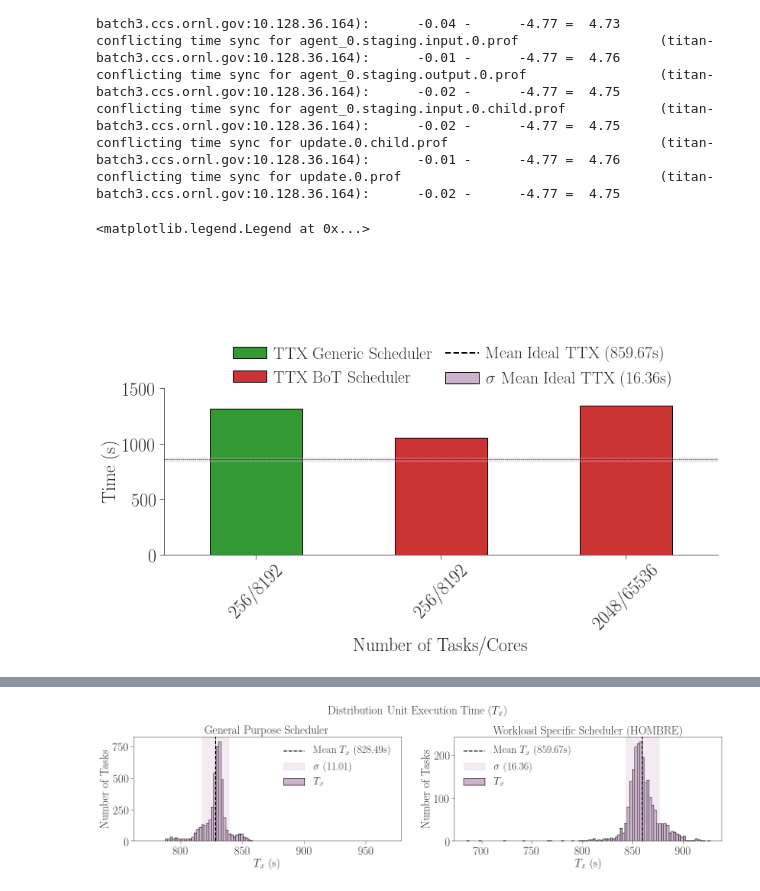
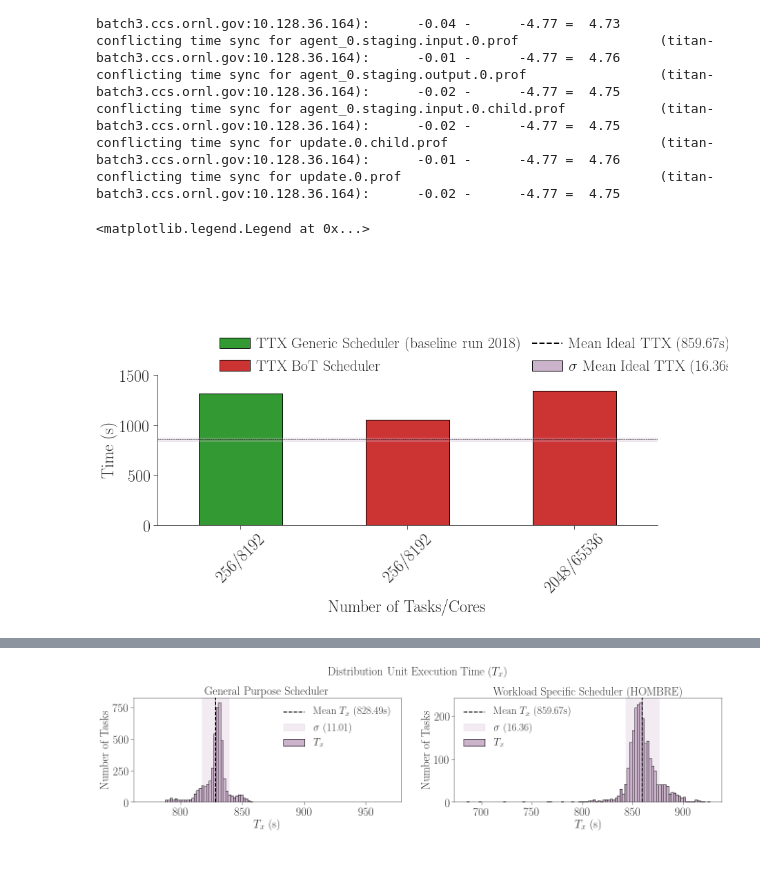
Before and after one commit to radical-experiments/rp.paper, a Jupyter notebook: analysis/rp_paper_scheduler_experiments.ipynb, the cells around one changed output, grey strips where cells are left out. Cells and saved outputs as stored; diff of their text form; code cells hidden in the pictures; blank space fills up the shorter version.

```diff
--- a/analysis/rp_paper_scheduler_experiments.ipynb
+++ b/analysis/rp_paper_scheduler_experiments.ipynb
@@ -120,35 +120,35 @@ ax1 = sch['TTX'].reset_index().plot.bar(
         x='nunit', y='mean', yerr='std',
         width=0.5, color=[tableau20[4], tableau20[6],tableau20[6]], ax=ax, rot=45, legend=False)
 
 data_mean = np.mean(data_sch['exec-app'])
 data_sigma = np.sqrt(np.var(data_sch['exec-app']))
 ax1.axhline(y=np.mean(data_sch['exec-app']), lw=0.5, color='black', ls='dashed')
 ax1.axhspan(data_mean-data_sigma, data_mean+data_sigma, alpha=0.25, color=tableau20[9])
 
 ax.set_xlabel('Number of Tasks/Cores')
 ax.set_ylabel('Time (s)')
 ax.set_ylim(0,1500)
 ax.set_xlim(-0.5)
 
 fig.legend(
             (mpl.patches.Patch(facecolor=tableau20[4]),
              mpl.patches.Patch(facecolor=tableau20[6]),
              mpl.lines.Line2D([], [], color='black', linestyle='dashed'),
              mpl.patches.Patch(facecolor=tableau20[9]),
             ),
-            ('TTX Generic Scheduler',
+            ('TTX Generic Scheduler (baseline run 2018)',
              'TTX BoT Scheduler',
              'Mean Ideal TTX (%ss)' %  round(data_mean, 2),
              '$\sigma$ Mean Ideal TTX (%ss)' % round(data_sigma, 2)),
             'upper left',
             ncol=2,
             columnspacing=0.75,
             handletextpad=0.4,
             bbox_to_anchor=(0.17, 1.5)
           )
 # %% [output]
 <matplotlib.legend.Legend at 0x...>
-[figure, old version]
+[figure, new version]
 # %%
 # Runs with general purpose scheduler and the hombre scheduler
 hombre = sch[~sch.index.isin(['exp1'], level='experiment')]
```
Also changed, not shown: parts of 1 cell of this notebook, 3 other files.
